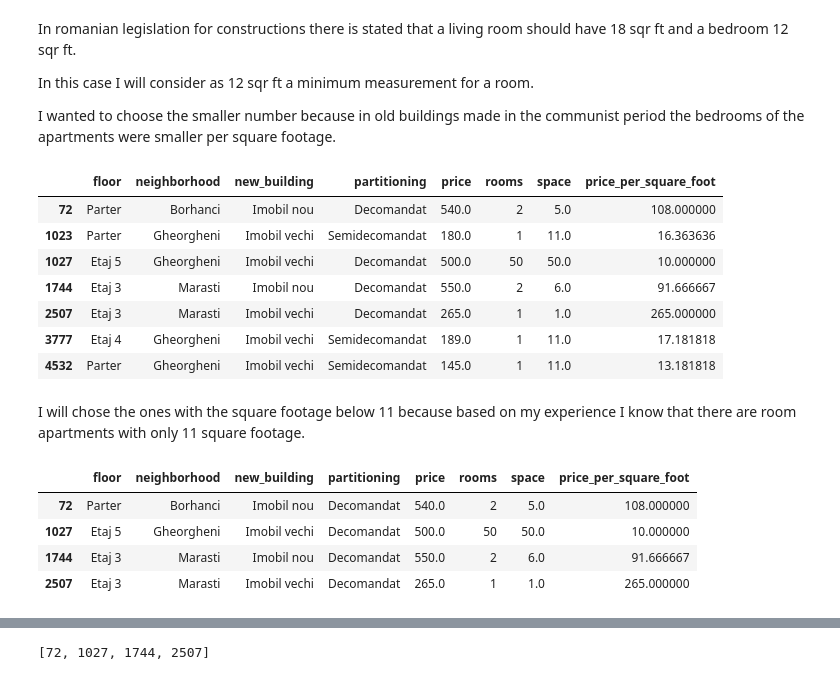
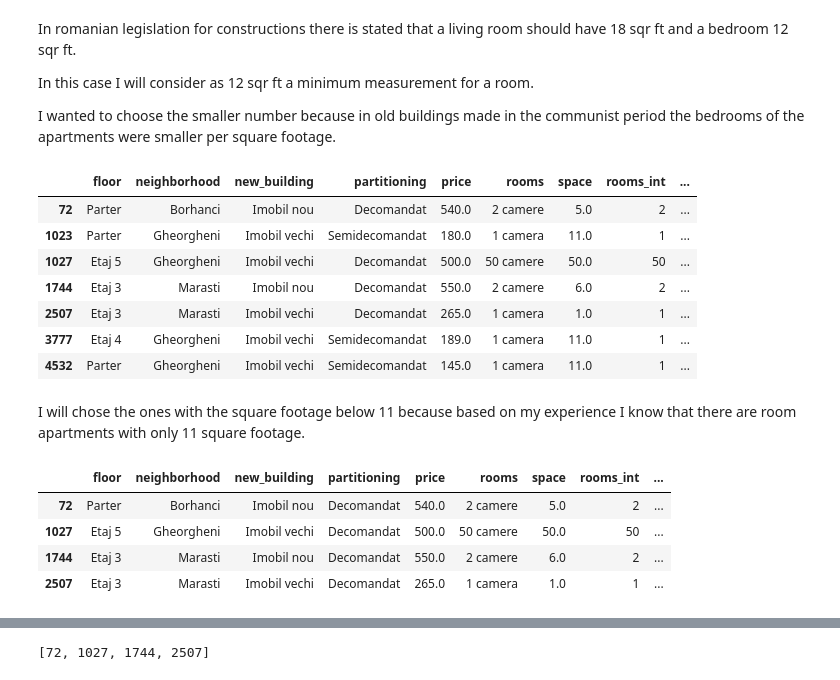
Before and after one commit to MorturaLaura/Projects, a Jupyter notebook: Data Science Projects/Rent price prediction Cluj Napoca/model/Rent price prediction for apartments in Cluj Napoca.ipynb, the cells around one changed output, grey strips where cells are left out. Cells and saved outputs as stored; diff of their text form; code cells hidden in the pictures.

```diff
--- a/Data Science Projects/Rent price prediction Cluj Napoca/model/Rent price prediction for apartments in Cluj Napoca.ipynb
+++ b/Data Science Projects/Rent price prediction Cluj Napoca/model/Rent price prediction for apartments in Cluj Napoca.ipynb
@@ -512,5 +518,9 @@ df['rooms'].isnull().sum()
+# %%
+df['rooms_int'] = df['rooms_int'].str[:-7]
 # %%
-df.loc[df['rooms'].str.contains('o'), 'rooms'] = '1'
+df.loc[df['rooms'].str.contains('o'), 'rooms'] = '1 camera'
+# %%
+df.loc[df['rooms_int'].str.contains('o'), 'rooms_int'] = '1'
 # %%
 df['rooms'].value_counts()
 # %% [output]
@@ -527,2 +550,2 @@ Name: rooms, dtype: int64
 # %%
-df['rooms'] = df['rooms'].astype(float).astype(int)
+df['rooms_int'] = df['rooms_int'].astype(float).astype(int)
@@ -839,26 +874,26 @@ In this case I will consider as 12 sqr ft a minimum measurement for a room.
 
 I wanted to choose the smaller number because in old buildings made in the communist period the bedrooms of the apartments were smaller per square footage.
 # %%
-df[df.space/df.rooms<12]
+df[df.space/df['rooms_int']<12]
 # %% [output]
-|  | floor | neighborhood | new_building | partitioning | price | rooms | space | price_per_square_foot |
-| 72 | Parter | Borhanci | Imobil nou | Decomandat | 540.0 | 2 | 5.0 | 108.000000 |
-| 1023 | Parter | Gheorgheni | Imobil vechi | Semidecomandat | 180.0 | 1 | 11.0 | 16.363636 |
-| 1027 | Etaj 5 | Gheorgheni | Imobil vechi | Decomandat | 500.0 | 50 | 50.0 | 10.000000 |
-| 1744 | Etaj 3 | Marasti | Imobil nou | Decomandat | 550.0 | 2 | 6.0 | 91.666667 |
-| 2507 | Etaj 3 | Marasti | Imobil vechi | Decomandat | 265.0 | 1 | 1.0 | 265.000000 |
-| 3777 | Etaj 4 | Gheorgheni | Imobil vechi | Semidecomandat | 189.0 | 1 | 11.0 | 17.181818 |
-| 4532 | Parter | Gheorgheni | Imobil vechi | Semidecomandat | 145.0 | 1 | 11.0 | 13.181818 |
+|  | floor | neighborhood | new_building | partitioning | price | rooms | space | rooms_int | ... |
+| 72 | Parter | Borhanci | Imobil nou | Decomandat | 540.0 | 2 camere | 5.0 | 2 | ... |
+| 1023 | Parter | Gheorgheni | Imobil vechi | Semidecomandat | 180.0 | 1 camera | 11.0 | 1 | ... |
+| 1027 | Etaj 5 | Gheorgheni | Imobil vechi | Decomandat | 500.0 | 50 camere | 50.0 | 50 | ... |
+| 1744 | Etaj 3 | Marasti | Imobil nou | Decomandat | 550.0 | 2 camere | 6.0 | 2 | ... |
+| 2507 | Etaj 3 | Marasti | Imobil vechi | Decomandat | 265.0 | 1 camera | 1.0 | 1 | ... |
+| 3777 | Etaj 4 | Gheorgheni | Imobil vechi | Semidecomandat | 189.0 | 1 camera | 11.0 | 1 | ... |
+| 4532 | Parter | Gheorgheni | Imobil vechi | Semidecomandat | 145.0 | 1 camera | 11.0 | 1 | ... |
 # %% [markdown]
 I will chose the ones with the square footage below 11 because based on my experience I know that there are room apartments with only 11 square footage.
 # %%
-df[df.space/df.rooms<11]
+df[df.space/df['rooms_int'] < 11]
 # %% [output]
-|  | floor | neighborhood | new_building | partitioning | price | rooms | space | price_per_square_foot |
-| 72 | Parter | Borhanci | Imobil nou | Decomandat | 540.0 | 2 | 5.0 | 108.000000 |
-| 1027 | Etaj 5 | Gheorgheni | Imobil vechi | Decomandat | 500.0 | 50 | 50.0 | 10.000000 |
-| 1744 | Etaj 3 | Marasti | Imobil nou | Decomandat | 550.0 | 2 | 6.0 | 91.666667 |
-| 2507 | Etaj 3 | Marasti | Imobil vechi | Decomandat | 265.0 | 1 | 1.0 | 265.000000 |
+|  | floor | neighborhood | new_building | partitioning | price | rooms | space | rooms_int | ... |
+| 72 | Parter | Borhanci | Imobil nou | Decomandat | 540.0 | 2 camere | 5.0 | 2 | ... |
+| 1027 | Etaj 5 | Gheorgheni | Imobil vechi | Decomandat | 500.0 | 50 camere | 50.0 | 50 | ... |
+| 1744 | Etaj 3 | Marasti | Imobil nou | Decomandat | 550.0 | 2 camere | 6.0 | 2 | ... |
+| 2507 | Etaj 3 | Marasti | Imobil vechi | Decomandat | 265.0 | 1 camera | 1.0 | 1 | ... |
 # %%
 df.shape
 # %% [output]
```
Also changed, not shown: parts of 40 cells of this notebook, 8 other files.
